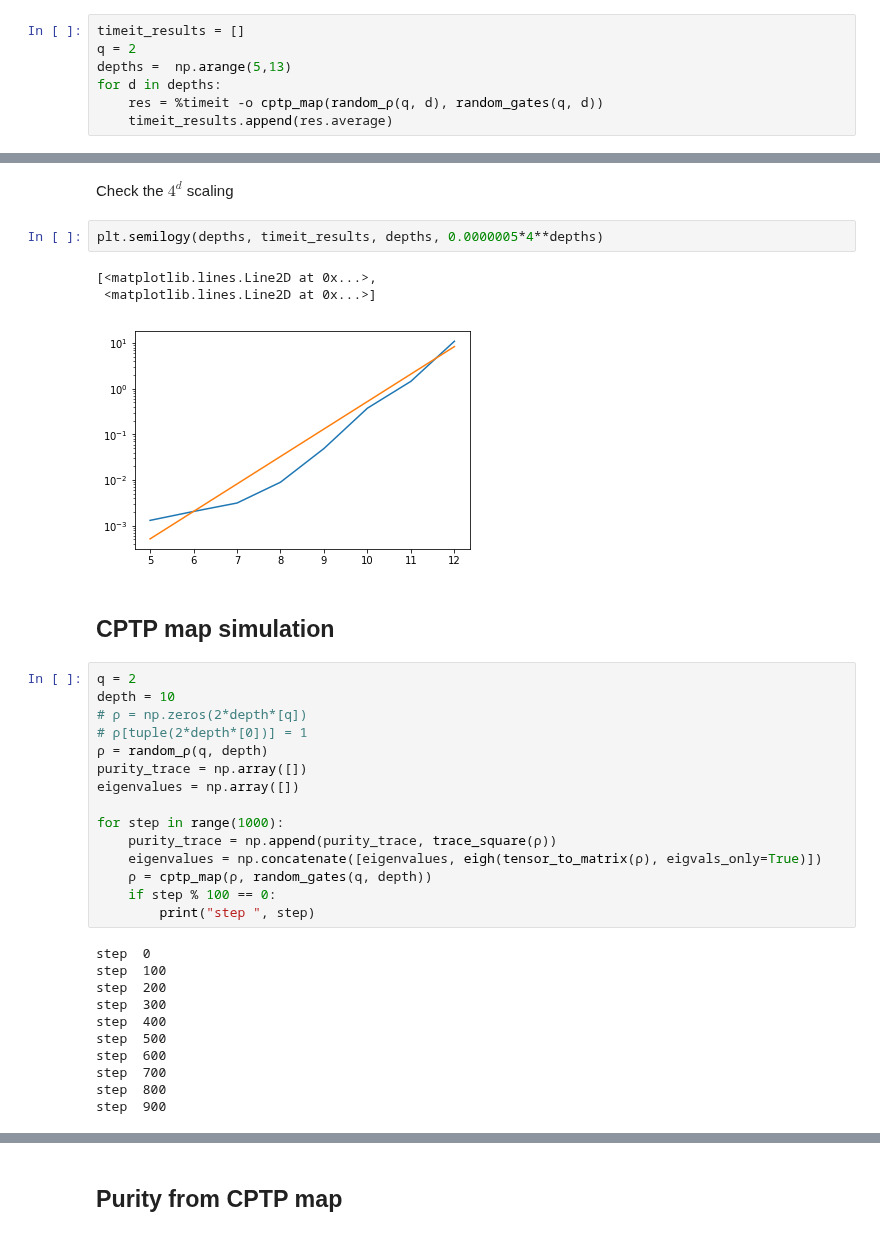
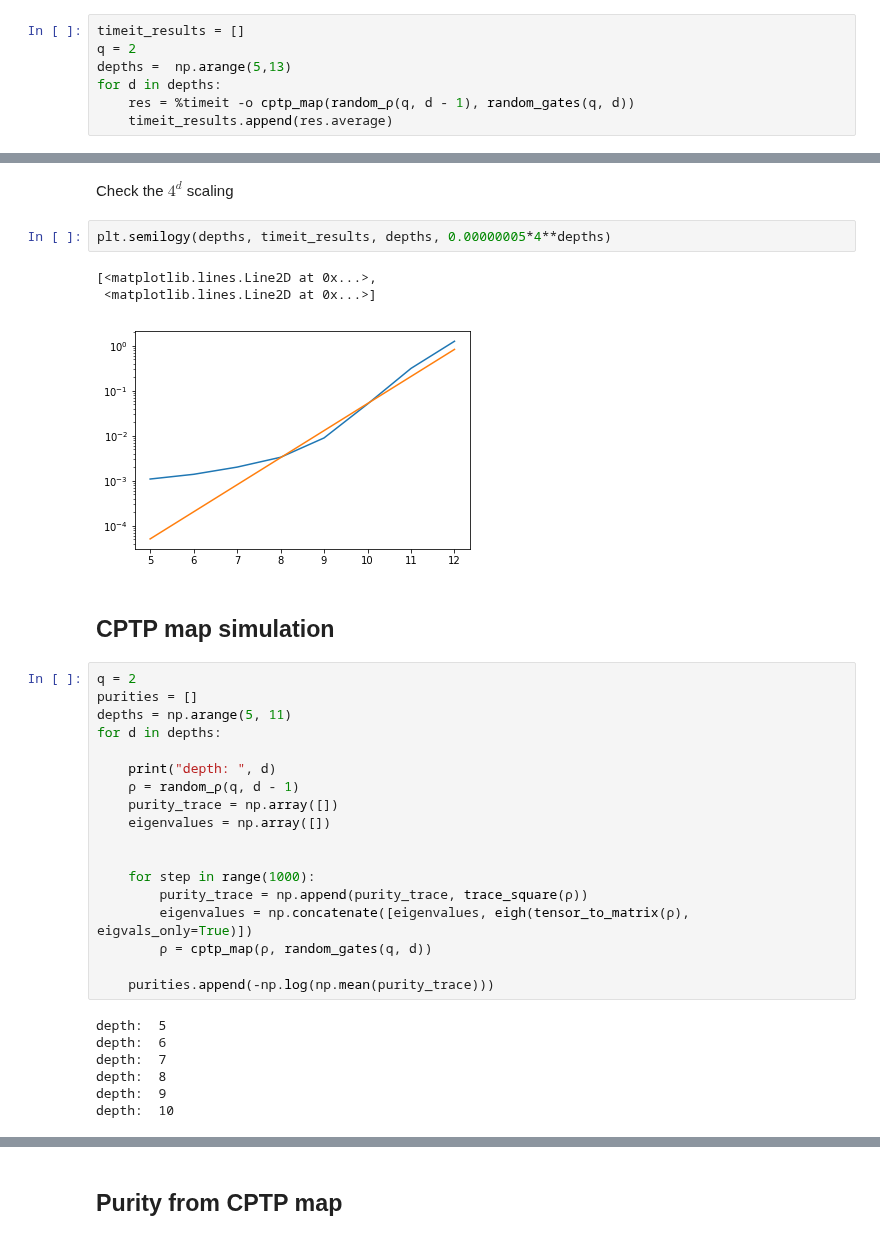
Before and after one commit to AustenLamacraft/ruc, a Jupyter notebook: notebooks/RUC-channel.ipynb, the cells around one changed output, grey strips where cells are left out. Saved outputs shown, nothing was run; the diff lists cells and outputs as text.

```diff
--- a/notebooks/RUC-channel.ipynb
+++ b/notebooks/RUC-channel.ipynb
@@ -107,6 +107,6 @@ timeit_results = []
 q = 2
 depths =  np.arange(5,13)
 for d in depths:
-    res = %timeit -o cptp_map(random_ρ(q, d), random_gates(q, d))
+    res = %timeit -o cptp_map(random_ρ(q, d - 1), random_gates(q, d))
     timeit_results.append(res.average)
 # %% [output]
@@ -114,36 +121,35 @@ ValueError: diag requires an array of at least two dimensions
 # %% [markdown]
 Check the $4^d$ scaling
 # %%
-plt.semilogy(depths, timeit_results, depths, 0.0000005*4**depths)
+plt.semilogy(depths, timeit_results, depths, 0.00000005*4**depths)
 # %% [output]
 [<matplotlib.lines.Line2D at 0x...>,
  <matplotlib.lines.Line2D at 0x...>]
-[figure, old version]
+[figure, new version]
 # %% [markdown]
 ## CPTP map simulation
 # %%
 q = 2
-depth = 10
-# ρ = np.zeros(2*depth*[q])
-# ρ[tuple(2*depth*[0])] = 1
-ρ = random_ρ(q, depth)
-purity_trace = np.array([])
-eigenvalues = np.array([])
+purities = []
+depths = np.arange(5, 11)
+for d in depths:
 
-for step in range(1000):
-    purity_trace = np.append(purity_trace, trace_square(ρ))
-    eigenvalues = np.concatenate([eigenvalues, eigh(tensor_to_matrix(ρ), eigvals_only=True)])
-    ρ = cptp_map(ρ, random_gates(q, depth))
-    if step % 100 == 0:
-        print("step ", step)
+    print("depth: ", d)
+    ρ = random_ρ(q, d - 1)
+    purity_trace = np.array([])
+    eigenvalues = np.array([])
+
+
+    for step in range(1000):
+        purity_trace = np.append(purity_trace, trace_square(ρ))
+        eigenvalues = np.concatenate([eigenvalues, eigh(tensor_to_matrix(ρ), eigvals_only=True)])
+        ρ = cptp_map(ρ, random_gates(q, d))
+
+    purities.append(-np.log(np.mean(purity_trace)))
 # %% [output]
-step  0
-step  100
-step  200
-step  300
-step  400
-step  500
-step  600
-step  700
-step  800
-step  900
+depth:  5
+depth:  6
+depth:  7
+depth:  8
+depth:  9
+depth:  10
```
Also changed, not shown: parts of 17 cells of this notebook, 2 other files.
